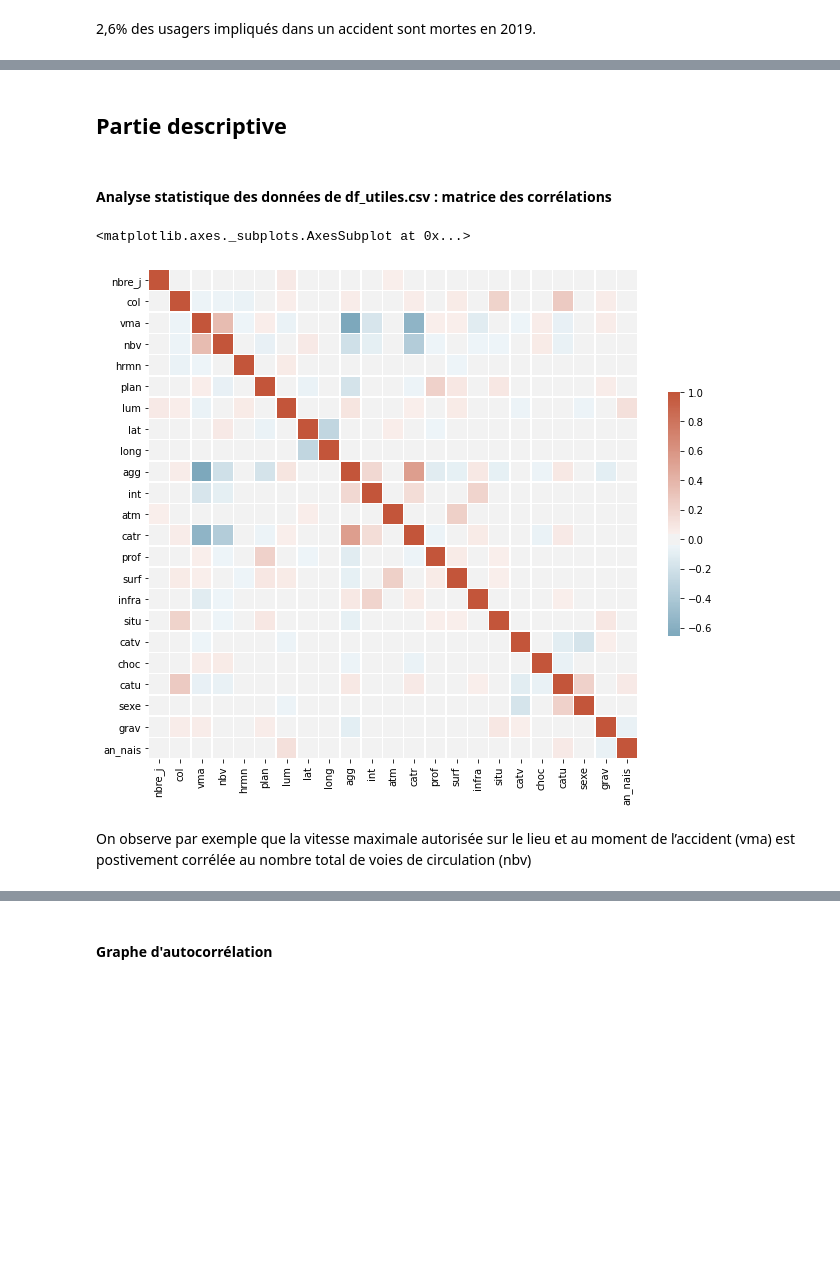
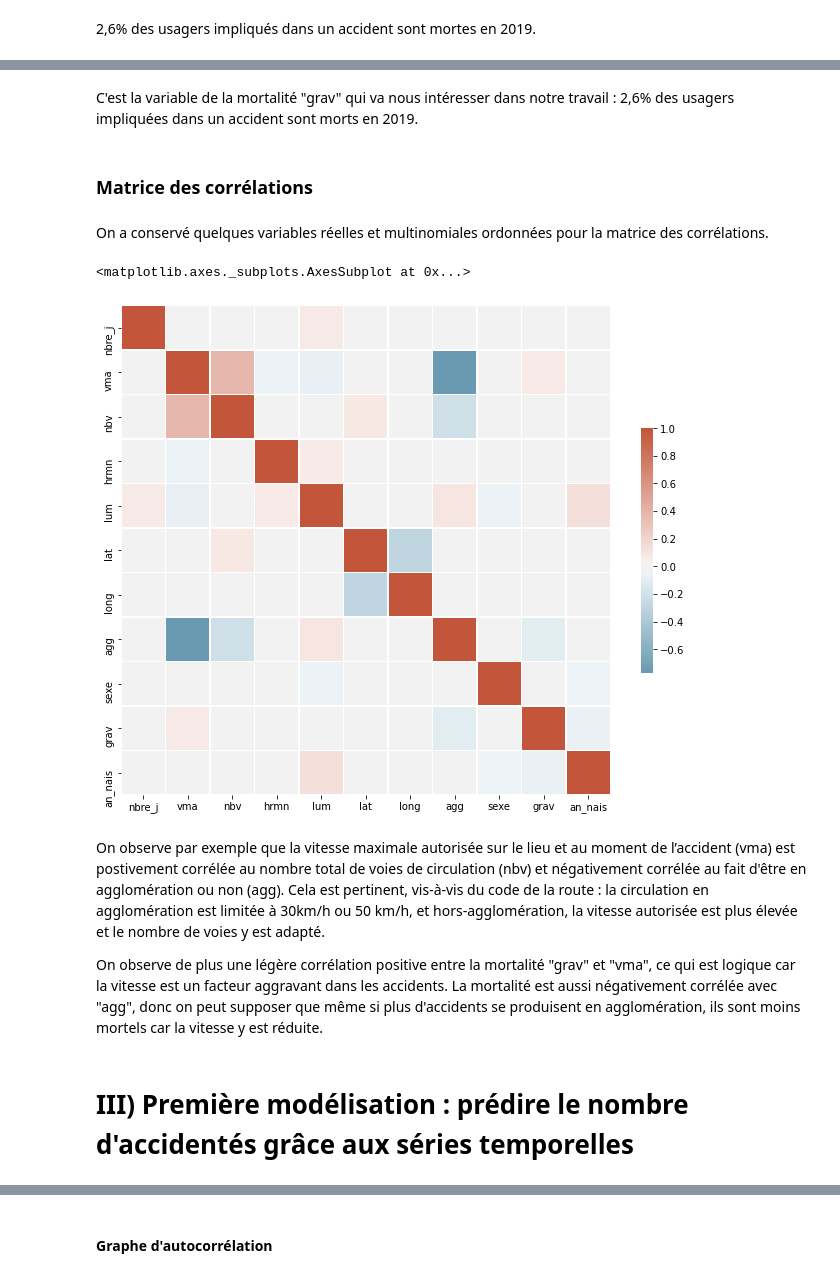
Before and after one commit to helene-78/Accidents, a Jupyter notebook: Projet_complet.ipynb, the cells around one changed output, grey strips where cells are left out. Saved outputs shown, nothing was run; the diff lists cells and outputs as text; code cells hidden in the pictures; blank space fills up the shorter version.

```diff
--- a/Projet_complet.ipynb
+++ b/Projet_complet.ipynb
@@ -77,10 +58,10 @@ import plotly.express as px # Pour faire des graphes dans l'interface Dash
 # %% [markdown]
 **Fusion des 4 dataframes de l'ONISR pour l'année 2019**
 # %%
-df_accidents = pd.read_csv('caracteristiques-2019.csv', sep=";")
-df_usagers = pd.read_csv('usagers-2019.csv', sep=";")
-df_lieux = pd.read_csv('lieux-2019.csv', sep=";")
-df_vehicules = pd.read_csv('vehicules-2019.csv', sep=";")
+df_accidents = pd.read_csv('Bases de données/caracteristiques-2019.csv', sep=";")
+df_usagers = pd.read_csv('Bases de données/usagers-2019.csv', sep=";")
+df_lieux = pd.read_csv('Bases de données/lieux-2019.csv', sep=";")
+df_vehicules = pd.read_csv('Bases de données/vehicules-2019.csv', sep=";")
 df_merge = df_accidents.merge(df_usagers.merge(df_lieux.merge(df_vehicules))) #dataframe à traiter
 # %% [markdown]
 Pour illustrer la richesse des informations de la base globale, on va afficher les premiers accidents, et en décrire un avec quelques colonnes venant de chaque base.
@@ -135,5 +117,5 @@ On a choisi d'éliminer les variables :
 - *lartpc* et *larrout* : la largeur du terre-plein central et de la chaussée, que l'on choisit de ne pas inclure dans l'étude
 - *occutc*: le nombre d'occupants dans le transport en commun, car cela concerne peu d'accidents dans la base
 # %%
-df_utiles = df_merge.drop(axis=1, labels=['Num_Acc', 'com', 'adr', 'v1', 'id_vehicule', 'num_veh', 'lartpc', 'larrout', 'occutc', 'v2', 'voie'])
-df_utiles = df_utiles.dropna()
+df_utiles = df_merge.drop(axis=1, labels=['Num_Acc', 'com', 'adr', 'v1', 'id_vehicule', 'num_veh', 'lartpc', 'larrout', 'occutc', 'pr', 'pr1','senc', 'v2', 'voie'])
+df_utiles.columns # Liste des colonnes
@@ -139,0 +131,13 @@ df_utiles = df_utiles.dropna()
+# %%
+df_utiles.loc[(df_utiles['vma'] > 130), 'vma']=np.nan
+df_utiles.loc[(df_utiles['vma'] < 0), 'vma']=np.nan
+df_utiles.loc[(df_utiles['atm'] < 0), 'atm']=np.nan
+df_utiles.loc[(df_utiles['nbv'] < 0), 'nbv']=np.nan
+df_utiles.loc[(df_utiles['prof'] < 0), 'prof']=np.nan
+df_utiles.loc[(df_utiles['surf'] < 0), 'surf']=np.nan
+df_utiles.loc[(df_utiles['infra'] < 0), 'infra']=np.nan
+df_utiles.loc[(df_utiles['situ'] < 0), 'situ']=np.nan
+df_utiles.loc[(df_utiles['obs'] < 0), 'obs']=np.nan
+df_utiles.loc[(df_utiles['obsm'] < 0), 'obsm']=np.nan
+df_utiles.loc[(df_utiles['choc'] < 0), 'choc']=np.nan
+df_utiles.loc[(df_utiles['an_nais'] < 1902), 'an_nais']=np.nan
@@ -148,13 +154,18 @@ df_utiles["hrmn"] = df_utiles["hrmn"].astype('int64')
 #Formatage de la colonne "jour_format_normal" pour contenir la date au format standard dd/mm/yyyy
 df_utiles["jour_format_normal"] = df_utiles["jour"].astype(str)+'/'+df_utiles["mois"].astype(str)+'/'+df_utiles["an"].astype(str)
 df_utiles["jour_format_normal"] = pd.to_datetime(df_utiles["jour_format_normal"], format="%d/%m/%Y")
-df_utiles["colonne_soustraction"] = date(df_utiles["an"].iloc[0], 1, 1) # Création d'une colonne remplie avec la date du 01/01/2019
+
+# Création d'une colonne remplie avec la date du 01/01/2019
+df_utiles["colonne_soustraction"] = date(df_utiles["an"].iloc[0], 1, 1)
 df_utiles["colonne_soustraction"] = pd.to_datetime(df_utiles["colonne_soustraction"]) #Pour transformer en objet date
-df_utiles["nbre_j"] = df_utiles["jour_format_normal"] - df_utiles["colonne_soustraction"] # Permet d'obtenir une colonne contenant, pour chaque accident,
+
+# Permet d'obtenir une colonne contenant, pour chaque accident,
 # Le nombre de jours écoulés depuis le 01/01/2019
-def datification(x):
-    return x.days # Permet d'obtenir l'entier contenu par l'objet "date" de Python
-df_utiles["nbre_j"] = df_utiles["nbre_j"].apply(datification) #Maintenant nbre_j est une colonne d'entiers
+df_utiles["nbre_j"] = df_utiles["jour_format_normal"] - df_utiles["colonne_soustraction"]
+
+#x.days permet d'obtenir l'entier contenu par l'objet "date" de Python
+df_utiles["nbre_j"] = df_utiles["nbre_j"].apply(lambda x: x.days) #Maintenant nbre_j est une colonne d'entiers
+df_utiles = df_utiles.drop(axis=1, labels = ['colonne_soustraction'])
 # %%
 #On remplace les codes des départements de la Corse par des int
 df_utiles["dep"] = df_utiles["dep"].replace(["2B"], "999")
@@ -297,17 +309,22 @@ Name: vma, dtype: float64
-# %% [markdown]
-## Partie descriptive
-# %% [markdown]
-#### Analyse statistique des données de df_utiles.csv : matrice des corrélations
+# %% [markdown]
+C'est la variable de la mortalité "grav" qui va nous intéresser dans notre travail : 2,6% des usagers impliquées dans un accident sont morts en 2019.
+# %% [markdown]
+### Matrice des corrélations
+# %% [markdown]
+On a conservé quelques variables réelles et multinomiales ordonnées pour la matrice des corrélations.
 # %%
-variables_observees = ['nbre_j','col','vma', 'nbv', 'hrmn','plan', 'lum', 'lat', 'long', 'agg', 'int', 'atm', 'catr', 'prof', 'surf', 'infra', 'situ', 'catv', 'choc', 'catu', 'sexe', 'grav', 'an_nais']
-
+variables_observees = ['nbre_j','vma', 'nbv', 'hrmn', 'lum', 'lat', 'long', 'agg', 'sexe', 'grav', 'an_nais']
 correl = df_utiles[variables_observees].corr()
 f, ax = plt.subplots(figsize=(11, 9))
 cmap = sns.diverging_palette(230, 20, as_cmap=True)
 sns.heatmap(correl, cmap=cmap, center=0, square=True, linewidths=.5, cbar_kws={"shrink": .5})
 # %% [output]
 <matplotlib.axes._subplots.AxesSubplot at 0x...>
-[figure, old version]
+[figure, new version]
-# %% [markdown]
-On observe par exemple que la vitesse maximale autorisée sur le lieu et au moment de l’accident (vma) est postivement corrélée au nombre total de voies de circulation (nbv)
+# %% [markdown]
+On observe par exemple que la vitesse maximale autorisée sur le lieu et au moment de l’accident (vma) est postivement corrélée au nombre total de voies de circulation (nbv) et négativement corrélée au fait d'être en agglomération ou non (agg). Cela est pertinent, vis-à-vis du code de la route : la circulation en agglomération est limitée à 30km/h ou 50 km/h, et hors-agglomération, la vitesse autorisée est plus élevée et le nombre de voies y est adapté.
+
+On observe de plus une légère corrélation positive entre la mortalité "grav" et "vma", ce qui est logique car la vitesse est un facteur aggravant dans les accidents. La mortalité est aussi négativement corrélée avec "agg", donc on peut supposer que même si plus d'accidents se produisent en agglomération, ils sont moins mortels car la vitesse y est réduite.
+# %% [markdown]
+# III) Première modélisation : prédire le nombre d'accidentés grâce aux séries temporelles
 # %% [markdown]
```
Also changed, not shown: parts of 65 cells of this notebook, 5 other files.
